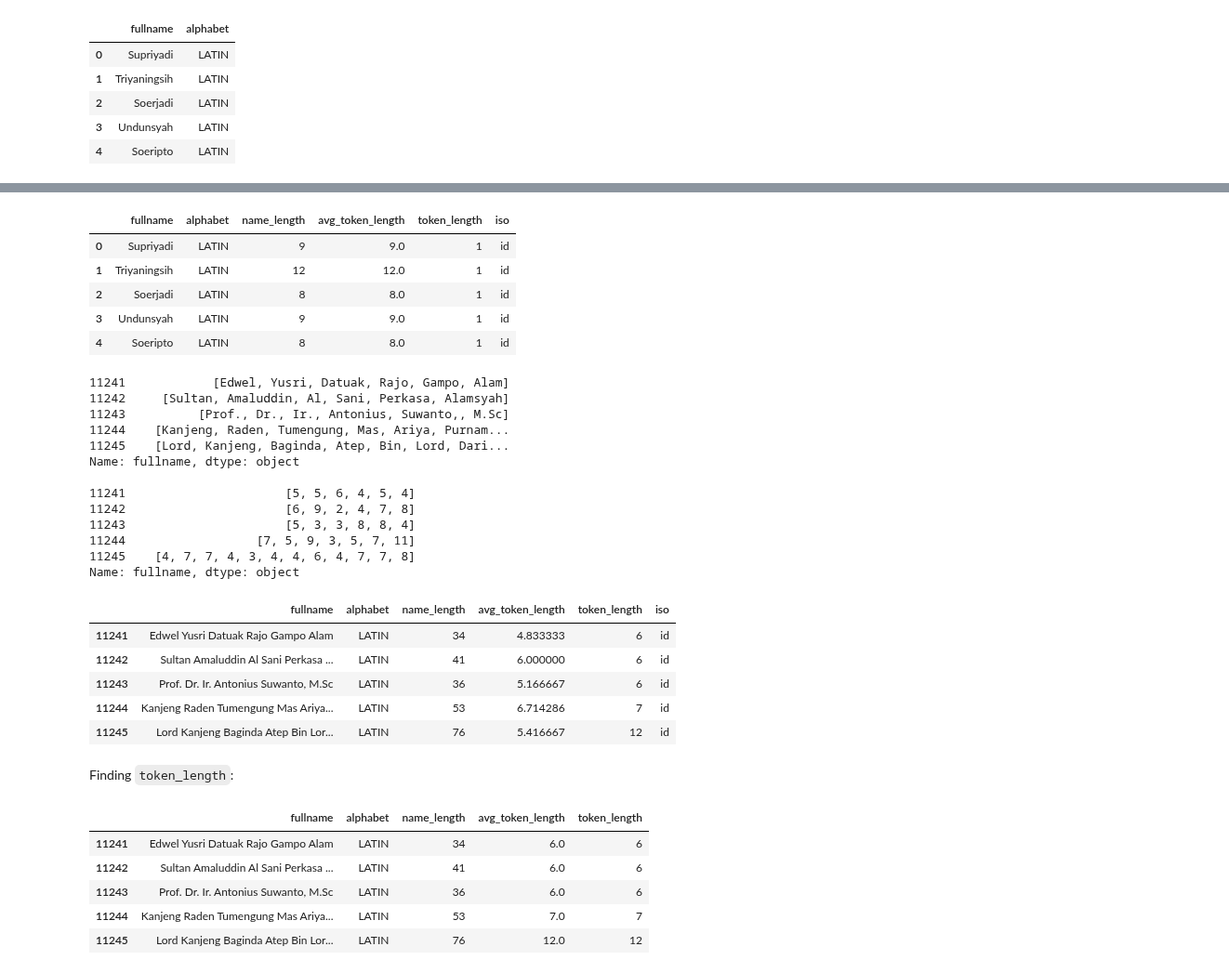
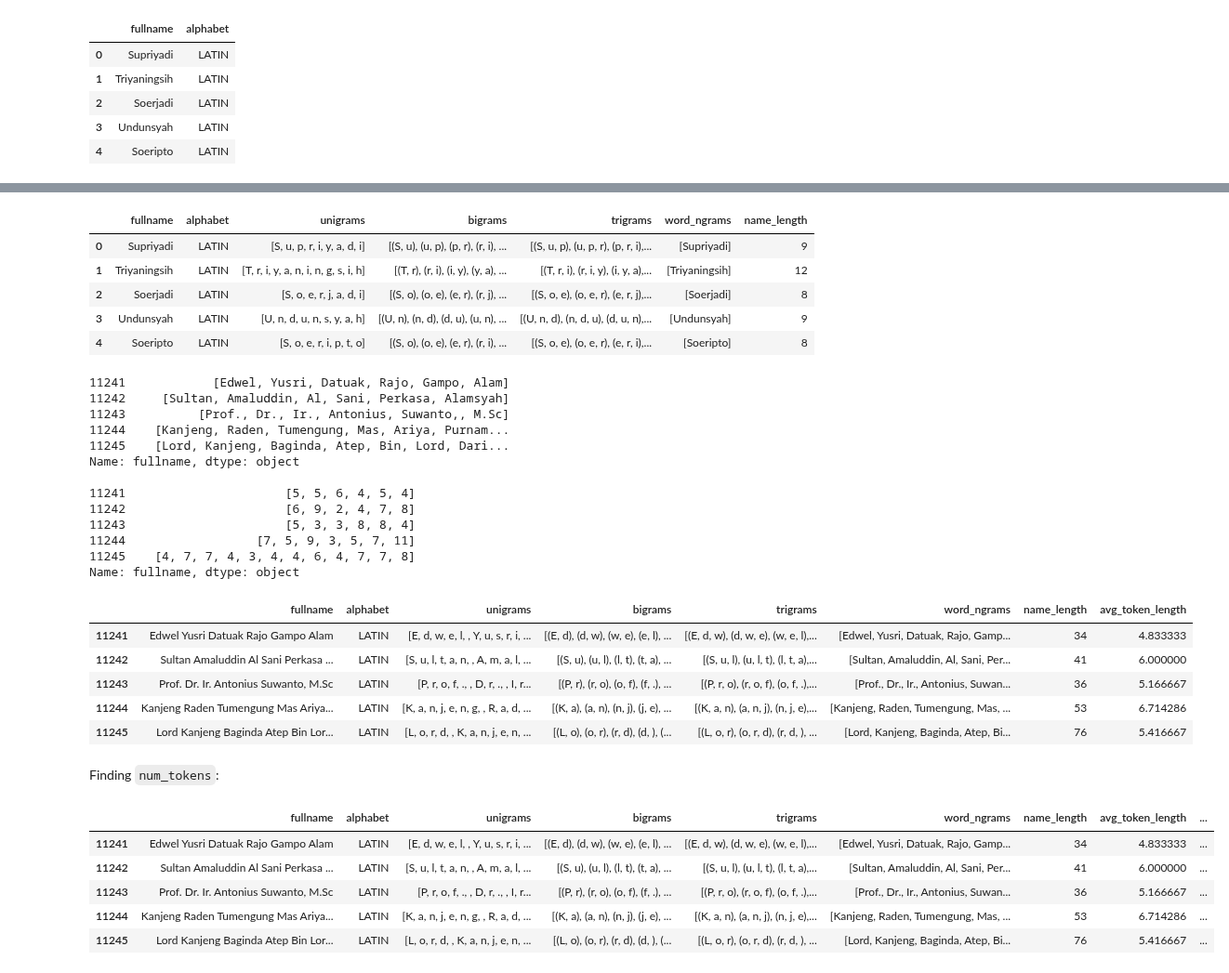
Before and after one commit to Exiger-project/Name_Of_Origin_Project-, a Jupyter notebook: IndoMalayNames.ipynb, the cells around one changed output, grey strips where cells are left out. Shown at 93% size. Cells and saved outputs as stored; diff of their text form; code cells hidden in the pictures.

Commit message:
Added unigrams, bigrams, trigrams, word_ngrams, punctuation frequency, space_freq

```diff
--- a/IndoMalayNames.ipynb
+++ b/IndoMalayNames.ipynb
@@ -343,3 +342,9 @@ df_indo.head()
 | 2 | Soerjadi | LATIN |
 | 3 | Undunsyah | LATIN |
 | 4 | Soeripto | LATIN |
+# %%
+# 2. char_ngrams: unigrams, bigrams, trigrams -> combine into one feature?
+df_indo['unigrams'] = df_indo['fullname'].apply(lambda name: list(name))
+df_indo['bigrams'] = df_indo['fullname'].apply(lambda name: list(ngrams(list(name), 2)))
+df_indo['trigrams'] = df_indo['fullname'].apply(lambda name: list(ngrams(list(name), 3)))
+df_indo.head()
@@ -345,0 +358,4 @@ df_indo.head()
+# %%
+# 3. word_ngrams
+df_indo['word_ngrams'] = df_indo['fullname'].apply(lambda name: name.split())
+df_indo.tail()
@@ -346,16 +371,16 @@ df_indo.head()
 # %%
-# 6. name_length
+# 5. name_length
 df_indo['name_length'] = df_indo['fullname'].apply(len)
 df_indo.head()
 # %% [output]
-|  | fullname | alphabet | name_length | avg_token_length | token_length | iso |
-| 0 | Supriyadi | LATIN | 9 | 9.0 | 1 | id |
-| 1 | Triyaningsih | LATIN | 12 | 12.0 | 1 | id |
-| 2 | Soerjadi | LATIN | 8 | 8.0 | 1 | id |
-| 3 | Undunsyah | LATIN | 9 | 9.0 | 1 | id |
-| 4 | Soeripto | LATIN | 8 | 8.0 | 1 | id |
+|  | fullname | alphabet | unigrams | bigrams | trigrams | word_ngrams | name_length |
+| 0 | Supriyadi | LATIN | [S, u, p, r, i, y, a, d, i] | [(S, u), (u, p), (p, r), (r, i), ... | [(S, u, p), (u, p, r), (p, r, i),... | [Supriyadi] | 9 |
+| 1 | Triyaningsih | LATIN | [T, r, i, y, a, n, i, n, g, s, i, h] | [(T, r), (r, i), (i, y), (y, a), ... | [(T, r, i), (r, i, y), (i, y, a),... | [Triyaningsih] | 12 |
+| 2 | Soerjadi | LATIN | [S, o, e, r, j, a, d, i] | [(S, o), (o, e), (e, r), (r, j), ... | [(S, o, e), (o, e, r), (e, r, j),... | [Soerjadi] | 8 |
+| 3 | Undunsyah | LATIN | [U, n, d, u, n, s, y, a, h] | [(U, n), (n, d), (d, u), (u, n), ... | [(U, n, d), (n, d, u), (d, u, n),... | [Undunsyah] | 9 |
+| 4 | Soeripto | LATIN | [S, o, e, r, i, p, t, o] | [(S, o), (o, e), (e, r), (r, i), ... | [(S, o, e), (o, e, r), (e, r, i),... | [Soeripto] | 8 |
 # %%
-# 7. avg_token_length
+# 6. avg_token_length
 tokens = df_indo['fullname'].apply(lambda name: name.split(' '))
 print(tokens[-5:], '\n')
 token_lengths = tokens.apply(lambda token_list: [len(token) for token in token_list])
@@ -376,23 +401,23 @@ Name: fullname, dtype: object
 11244                  [7, 5, 9, 3, 5, 7, 11]
 11245    [4, 7, 7, 4, 3, 4, 4, 6, 4, 7, 7, 8]
 Name: fullname, dtype: object
-|  | fullname | alphabet | name_length | avg_token_length | token_length | iso |
-| 11241 | Edwel Yusri Datuak Rajo Gampo Alam | LATIN | 34 | 4.833333 | 6 | id |
-| 11242 | Sultan Amaluddin Al Sani Perkasa ... | LATIN | 41 | 6.000000 | 6 | id |
-| 11243 | Prof. Dr. Ir. Antonius Suwanto, M.Sc | LATIN | 36 | 5.166667 | 6 | id |
-| 11244 | Kanjeng Raden Tumengung Mas Ariya... | LATIN | 53 | 6.714286 | 7 | id |
-| 11245 | Lord Kanjeng Baginda Atep Bin Lor... | LATIN | 76 | 5.416667 | 12 | id |
+|  | fullname | alphabet | unigrams | bigrams | trigrams | word_ngrams | name_length | avg_token_length |
+| 11241 | Edwel Yusri Datuak Rajo Gampo Alam | LATIN | [E, d, w, e, l, , Y, u, s, r, i, ... | [(E, d), (d, w), (w, e), (e, l), ... | [(E, d, w), (d, w, e), (w, e, l),... | [Edwel, Yusri, Datuak, Rajo, Gamp... | 34 | 4.833333 |
+| 11242 | Sultan Amaluddin Al Sani Perkasa ... | LATIN | [S, u, l, t, a, n, , A, m, a, l, ... | [(S, u), (u, l), (l, t), (t, a), ... | [(S, u, l), (u, l, t), (l, t, a),... | [Sultan, Amaluddin, Al, Sani, Per... | 41 | 6.000000 |
+| 11243 | Prof. Dr. Ir. Antonius Suwanto, M.Sc | LATIN | [P, r, o, f, ., , D, r, ., , I, r... | [(P, r), (r, o), (o, f), (f, .), ... | [(P, r, o), (r, o, f), (o, f, .),... | [Prof., Dr., Ir., Antonius, Suwan... | 36 | 5.166667 |
+| 11244 | Kanjeng Raden Tumengung Mas Ariya... | LATIN | [K, a, n, j, e, n, g, , R, a, d, ... | [(K, a), (a, n), (n, j), (j, e), ... | [(K, a, n), (a, n, j), (n, j, e),... | [Kanjeng, Raden, Tumengung, Mas, ... | 53 | 6.714286 |
+| 11245 | Lord Kanjeng Baginda Atep Bin Lor... | LATIN | [L, o, r, d, , K, a, n, j, e, n, ... | [(L, o), (o, r), (r, d), (d, ), (... | [(L, o, r), (o, r, d), (r, d, ), ... | [Lord, Kanjeng, Baginda, Atep, Bi... | 76 | 5.416667 |
 # %% [markdown]
-Finding `token_length`:
+Finding `num_tokens`:
 # %%
-# 8. token_length
-df_indo['token_length'] = df_indo['fullname'].apply(lambda name: len(name.split(' ')))
+# 7. num_tokens
+df_indo['num_tokens'] = df_indo['fullname'].apply(lambda name: len(name.split(' ')))
 df_indo.tail()
 # %% [output]
-|  | fullname | alphabet | name_length | avg_token_length | token_length |
-| 11241 | Edwel Yusri Datuak Rajo Gampo Alam | LATIN | 34 | 6.0 | 6 |
-| 11242 | Sultan Amaluddin Al Sani Perkasa ... | LATIN | 41 | 6.0 | 6 |
-| 11243 | Prof. Dr. Ir. Antonius Suwanto, M.Sc | LATIN | 36 | 6.0 | 6 |
-| 11244 | Kanjeng Raden Tumengung Mas Ariya... | LATIN | 53 | 7.0 | 7 |
-| 11245 | Lord Kanjeng Baginda Atep Bin Lor... | LATIN | 76 | 12.0 | 12 |
+|  | fullname | alphabet | unigrams | bigrams | trigrams | word_ngrams | name_length | avg_token_length | ... |
+| 11241 | Edwel Yusri Datuak Rajo Gampo Alam | LATIN | [E, d, w, e, l, , Y, u, s, r, i, ... | [(E, d), (d, w), (w, e), (e, l), ... | [(E, d, w), (d, w, e), (w, e, l),... | [Edwel, Yusri, Datuak, Rajo, Gamp... | 34 | 4.833333 | ... |
+| 11242 | Sultan Amaluddin Al Sani Perkasa ... | LATIN | [S, u, l, t, a, n, , A, m, a, l, ... | [(S, u), (u, l), (l, t), (t, a), ... | [(S, u, l), (u, l, t), (l, t, a),... | [Sultan, Amaluddin, Al, Sani, Per... | 41 | 6.000000 | ... |
+| 11243 | Prof. Dr. Ir. Antonius Suwanto, M.Sc | LATIN | [P, r, o, f, ., , D, r, ., , I, r... | [(P, r), (r, o), (o, f), (f, .), ... | [(P, r, o), (r, o, f), (o, f, .),... | [Prof., Dr., Ir., Antonius, Suwan... | 36 | 5.166667 | ... |
+| 11244 | Kanjeng Raden Tumengung Mas Ariya... | LATIN | [K, a, n, j, e, n, g, , R, a, d, ... | [(K, a), (a, n), (n, j), (j, e), ... | [(K, a, n), (a, n, j), (n, j, e),... | [Kanjeng, Raden, Tumengung, Mas, ... | 53 | 6.714286 | ... |
+| 11245 | Lord Kanjeng Baginda Atep Bin Lor... | LATIN | [L, o, r, d, , K, a, n, j, e, n, ... | [(L, o), (o, r), (r, d), (d, ), (... | [(L, o, r), (o, r, d), (r, d, ), ... | [Lord, Kanjeng, Baginda, Atep, Bi... | 76 | 5.416667 | ... |
 # %%
```
Also changed, not shown: parts of 10 cells of this notebook.
